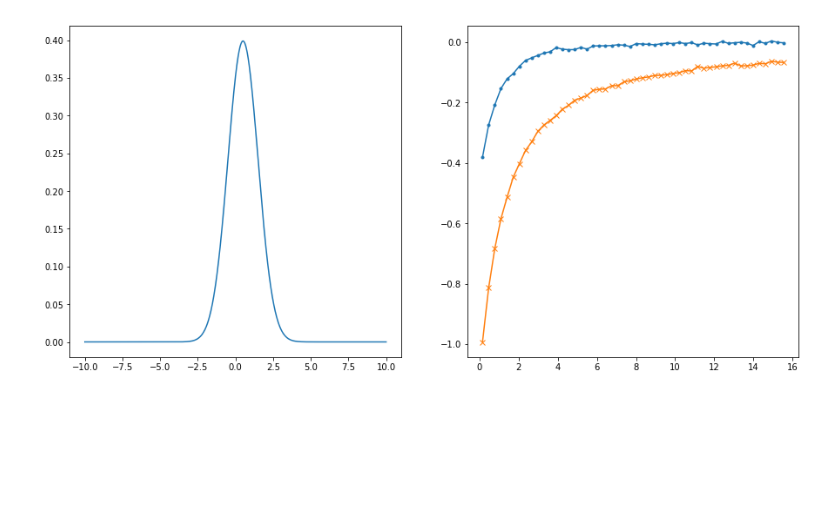
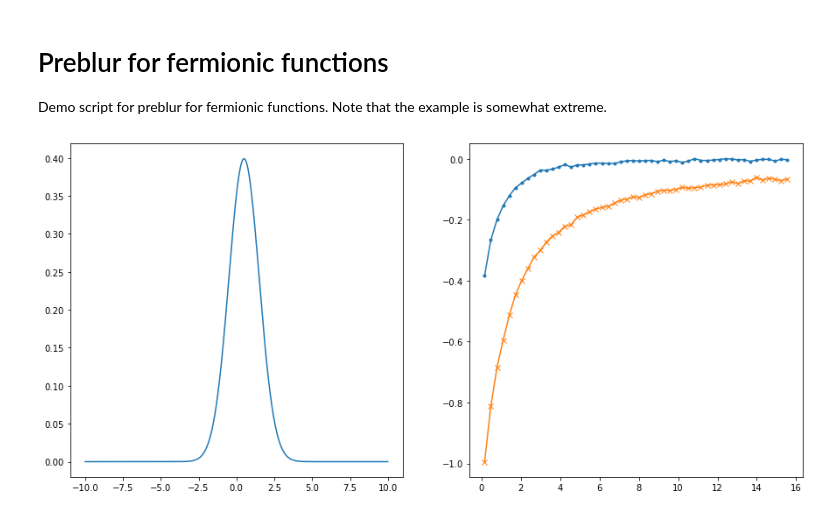
Before and after one commit to josefkaufmann/ana_cont, a Jupyter notebook: doc/preblur_test.ipynb, the cells around one changed output. Saved outputs shown, nothing was run; the diff lists cells and outputs as text; code cells hidden in the pictures; blank space fills up the shorter version.

Commit message:
Basic test case for fermionic preblur

```diff
--- a/doc/preblur_test.ipynb
+++ b/doc/preblur_test.ipynb
@@ -1,3 +1,7 @@
+# %% [markdown]
+# Preblur for fermionic functions
+
+Demo script for preblur for fermionic functions. Note that the example is somewhat extreme.
 # %%
 import numpy as np
 import matplotlib.pyplot as plt
@@ -7,21 +11,22 @@ import ana_cont.continuation as cont
 # %%
 wgrid_full = np.linspace(-10., 10., num=2001, endpoint=True)
 spectrum_true = np.exp(-(wgrid_full-0.5)**2/(2.*1.**2))
 spectrum_true /= np.trapz(spectrum_true, wgrid_full)
 beta = 20.
 niw = 50
 noise_ampl = 0.005
-noise = noise_ampl * (np.random.randn((niw)) + 1j * np.random.randn((niw))) / np.sqrt(2)
+rng = np.random.RandomState(321)
+noise = noise_ampl * (rng.randn((niw)) + 1j * rng.randn((niw))) / np.sqrt(2)
 iw = np.pi/beta * (2.*np.arange(niw) + 1.)
 giw_pure = np.trapz(spectrum_true[None,:]/(1j*iw[:,None] - wgrid_full[None,:]), wgrid_full, axis=1)
 giw = giw_pure + noise
 fig,ax = plt.subplots(ncols=2, nrows=1, figsize=(15,7))
 ax[0].plot(wgrid_full, spectrum_true)
 ax[1].plot(iw, giw.real, marker='.')
 ax[1].plot(iw, giw.imag, marker='x')
 plt.show()
 # %% [output]
-[figure, old version]
+[figure, new version]
 # %%
 nw = 301
 w = 10. * np.tan(np.linspace(-np.pi/2.1, np.pi/2.1, num=nw, endpoint=True)) / np.tan(np.pi/2.1)
```
Also changed, not shown: parts of 3 cells of this notebook.
